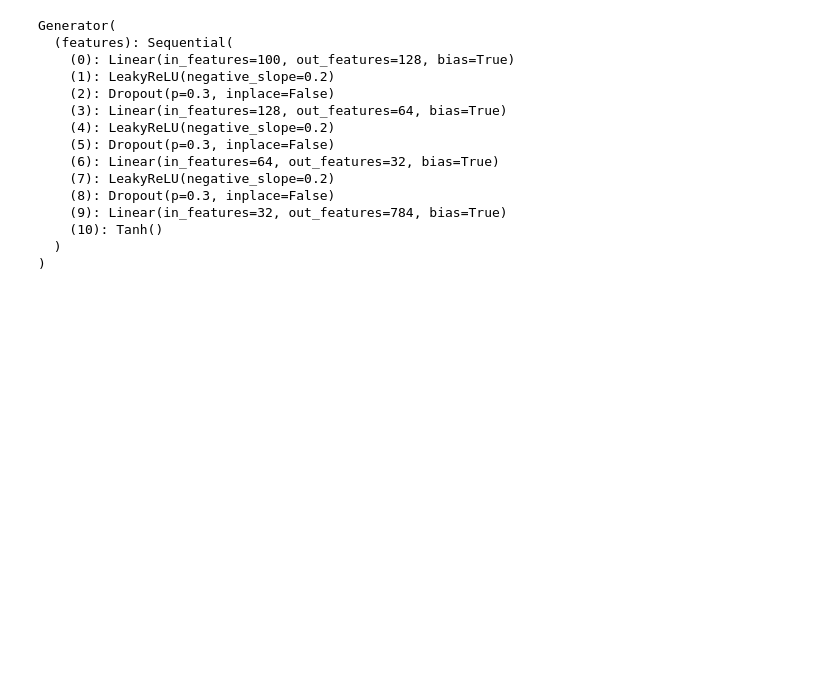
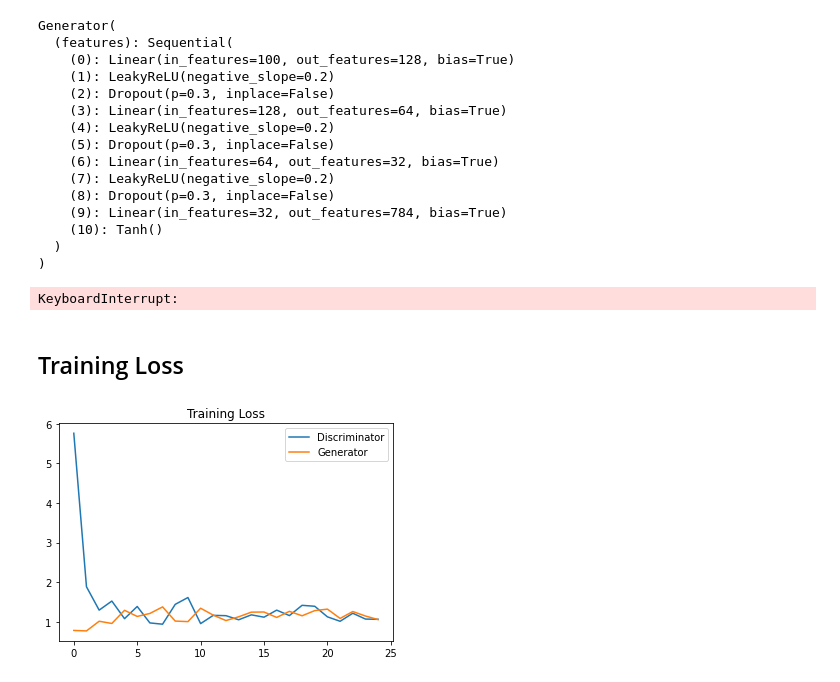
Before and after one commit to alimoezzi/deepLearningRecipes, a Jupyter notebook: mnist_gan_pytorch.ipynb, the cells around one changed output. Saved outputs shown, nothing was run; the diff lists cells and outputs as text; code cells hidden in the pictures; blank space fills up the shorter version.

Commit message:
Train Mnist Gan

```diff
--- a/mnist_gan_pytorch.ipynb
+++ b/mnist_gan_pytorch.ipynb
@@ -244,8 +246,8 @@ grids = []
 
 
 def train(num_epochs, print_every):
-    for epoch in (pbar := tqdm(range(num_epochs))):
-        for batch_i, (real_images, _) in tqdm(enumerate(train_loader), leave=False):
+    for epoch in (pbar := tqdm(range(num_epochs), position=0)):
+        for batch_i, (real_images, _) in tqdm(enumerate(train_loader), position=0, leave=False):
             real_images = real_images.to(config['device'])
             batch_size = real_images.size(0)
 
@@ -294,3 +296,17 @@ def train(num_epochs, print_every):
 
 
 train(config['num_epochs'], 400)
+# %% [output]
+KeyboardInterrupt:
+# %% [markdown]
+## Training Loss
+# %%
+fig, ax = plt.subplots()
+losses = np.array(losses)
+plt.plot(losses.T[0], label='Discriminator')
+plt.plot(losses.T[1], label='Generator')
+plt.title("Training Loss")
+plt.legend()
+plt.show()
+# %% [output]
+[figure, added]
```
Also changed, not shown: parts of 7 cells of this notebook.
